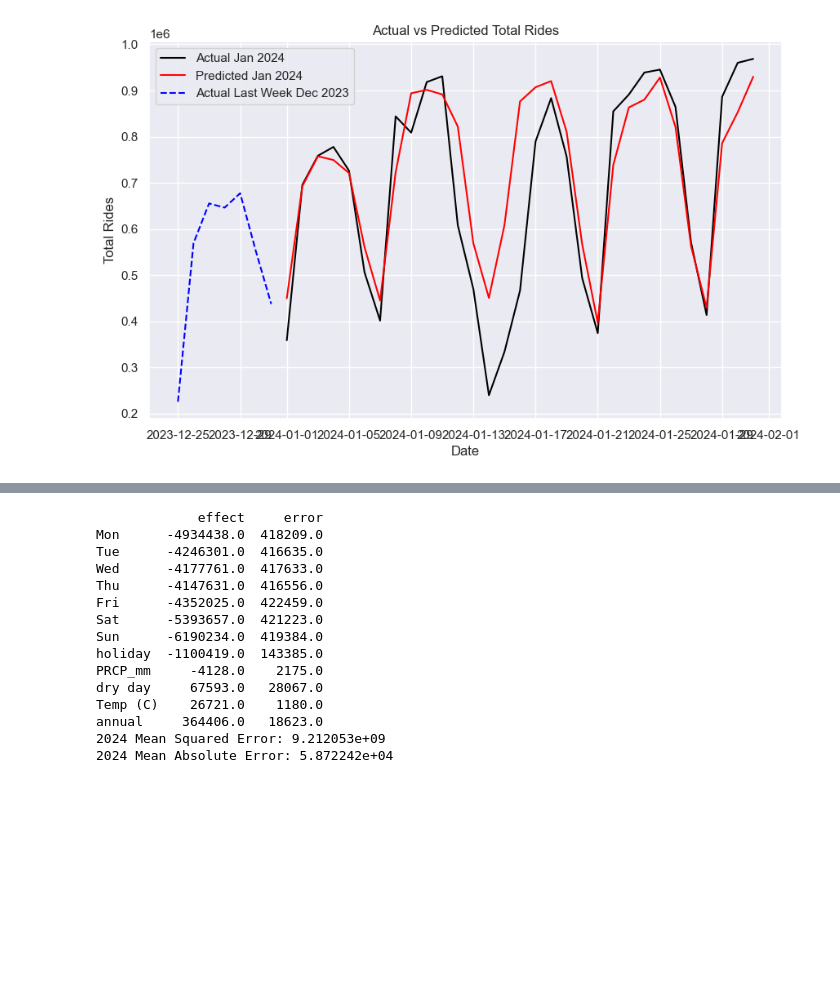
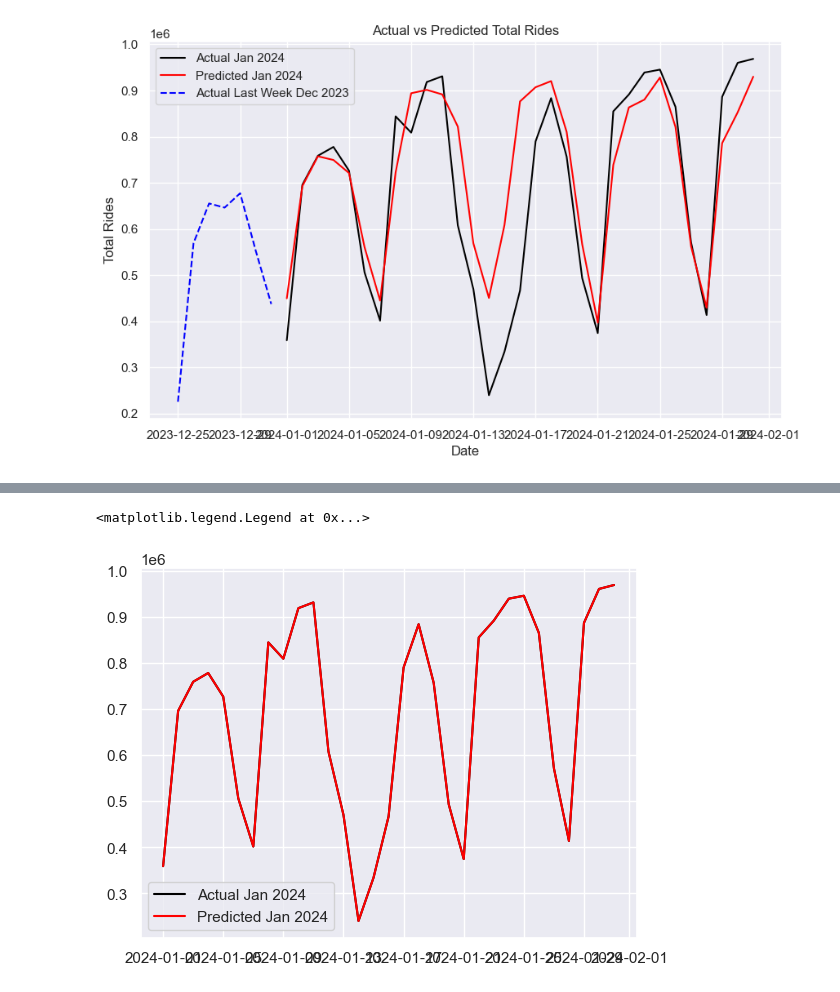
Before and after one commit to abbyyz/chicago-ridership, a Jupyter notebook: linreg.ipynb, the cells around one changed output, grey strips where cells are left out. Drawn from its saved outputs; the diff is of its cells as text; code cells hidden in the pictures; blank space fills up the shorter version.

```diff
--- a/linreg.ipynb
+++ b/linreg.ipynb
@@ -434,31 +480,13 @@ For example, when doing 'df[col].method(value, inplace=True)', try using 'df.met
 # %%
-params = pd.Series(model.coef_, index=X.columns)
-params
-from sklearn.utils import resample
-np.random.seed(1)
-err = np.std([model.fit(*resample(X, y)).coef_
-              for i in range(1000)], 0)
-print(pd.DataFrame({'effect': params.round(0),
-                    'error': err.round(0)}))
+plt.plot(daily.loc[(daily.index.year == 2024) & (daily.index.month == 1), 'total_rides'].index,
+         daily.loc[(daily.index.year == 2024) & (daily.index.month == 1), 'total_rides'],
+         label='Actual Jan 2024', color='black')
 
-# Compare y_test with y_pred for test set metrics
-mse = mean_squared_error(y_test, y_pred)
-mae = np.mean(np.abs(y_test - y_pred))
-print(f"2024 Mean Squared Error: {mse:e}")
-print(f"2024 Mean Absolute Error: {mae:e}")
+plt.plot(daily.loc[(daily.index.year == 2024) & (daily.index.month == 1), 'total_rides'].index,
+         daily.loc[(daily.index.year == 2024) & (daily.index.month == 1), 'predicted'],
+         label='Predicted Jan 2024', color='red')
+
+plt.legend()
 # %% [output]
-             effect     error
-Mon      -4934438.0  418209.0
-Tue      -4246301.0  416635.0
-Wed      -4177761.0  417633.0
-Thu      -4147631.0  416556.0
-Fri      -4352025.0  422459.0
-Sat      -5393657.0  421223.0
-Sun      -6190234.0  419384.0
-holiday  -1100419.0  143385.0
-PRCP_mm     -4128.0    2175.0
-dry day     67593.0   28067.0
-Temp (C)    26721.0    1180.0
-annual     364406.0   18623.0
-2024 Mean Squared Error: 9.212053e+09
-2024 Mean Absolute Error: 5.872242e+04
+<matplotlib.legend.Legend at 0x...>
+[figure, added]
```
Also changed, not shown: parts of 3 cells of this notebook, 3 other files.
